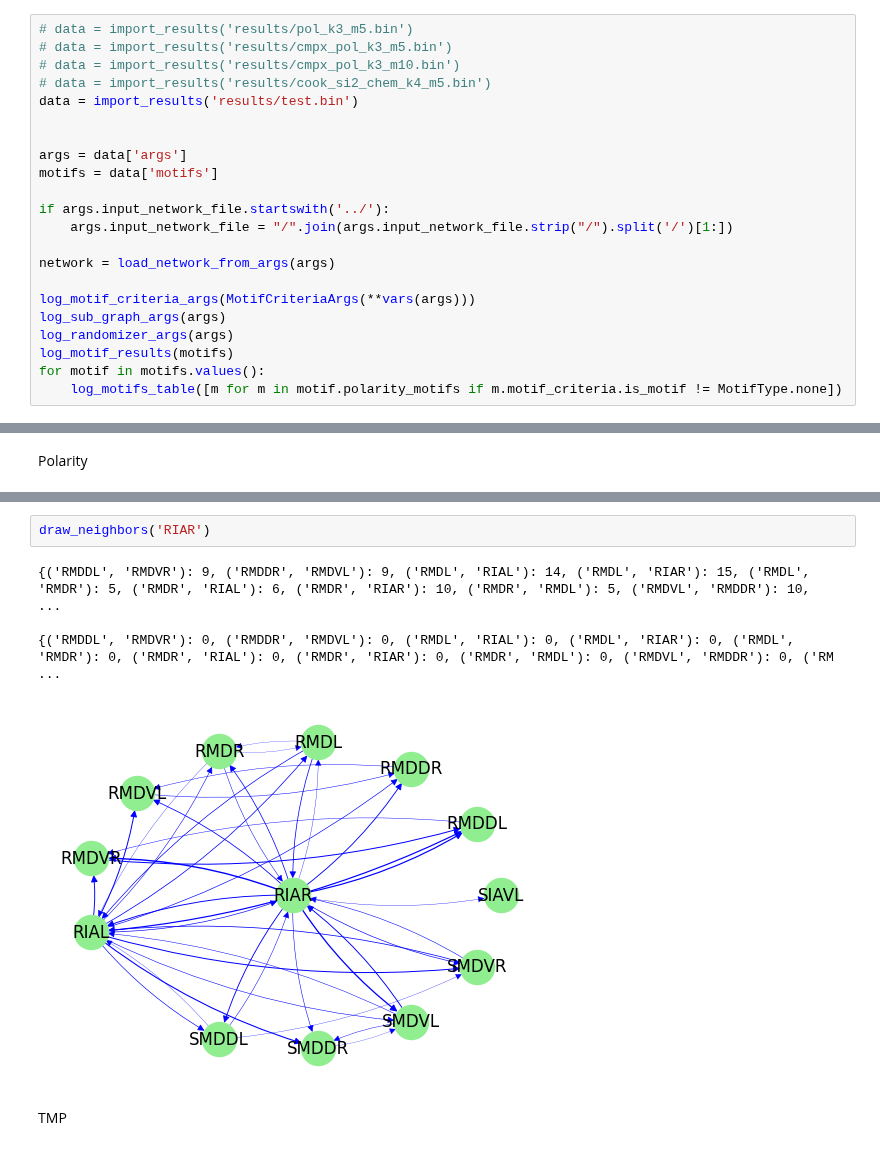
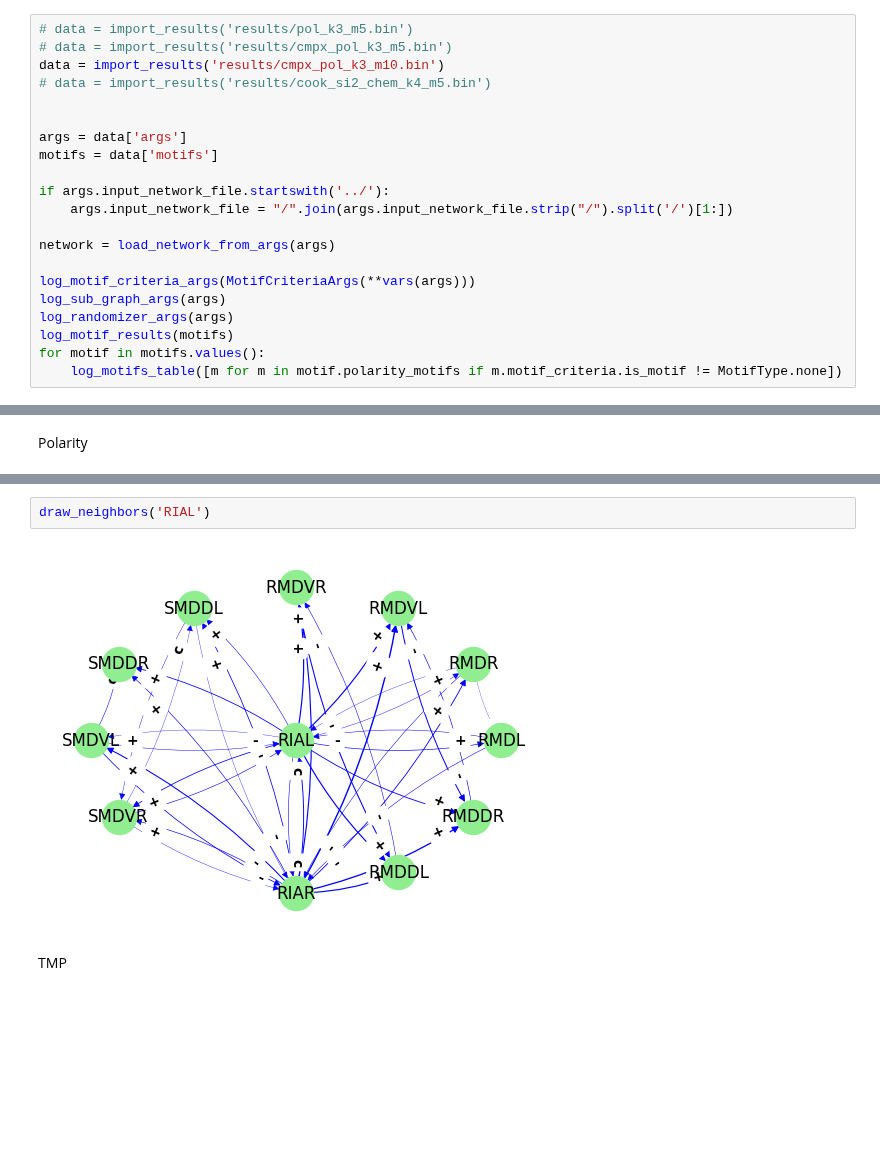
Before and after one commit to deangeckt/network_motifs, a Jupyter notebook: post_motif_analysis/motif_analysis.ipynb, the cells around one changed output, grey strips where cells are left out. Drawn from its saved outputs; the diff is of its cells as text; blank space fills up the shorter version.

```diff
--- a/post_motif_analysis/motif_analysis.ipynb
+++ b/post_motif_analysis/motif_analysis.ipynb
@@ -18,9 +18,8 @@ from subgraphs.sub_graphs_utils import get_sub_graph_mapping_to_motif
 # %%
 # data = import_results('results/pol_k3_m5.bin')
 # data = import_results('results/cmpx_pol_k3_m5.bin')
-# data = import_results('results/cmpx_pol_k3_m10.bin')
+data = import_results('results/cmpx_pol_k3_m10.bin')
 # data = import_results('results/cook_si2_chem_k4_m5.bin')
-data = import_results('results/test.bin')
 
 
 args = data['args']
@@ -526,10 +452,7 @@ draw_sub_graph(['RMDL', 'RIAL', 'RIAR', 'SMDDL'])
 # %%
-draw_neighbors('RIAR')
+draw_neighbors('RIAL')
 # %% [output]
-{('RMDDL', 'RMDVR'): 9, ('RMDDR', 'RMDVL'): 9, ('RMDL', 'RIAL'): 14, ('RMDL', 'RIAR'): 15, ('RMDL', 'RMDR'): 5, ('RMDR', 'RIAL'): 6, ('RMDR', 'RIAR'): 10, ('RMDR', 'RMDL'): 5, ('RMDVL', 'RMDDR'): 10,  ...
-
-{('RMDDL', 'RMDVR'): 0, ('RMDDR', 'RMDVL'): 0, ('RMDL', 'RIAL'): 0, ('RMDL', 'RIAR'): 0, ('RMDL', 'RMDR'): 0, ('RMDR', 'RIAL'): 0, ('RMDR', 'RIAR'): 0, ('RMDR', 'RMDL'): 0, ('RMDVL', 'RMDDR'): 0, ('RM ...
-[figure, old version]
+[figure, new version]
 # %% [markdown]
 TMP
 # %%
```
Also changed, not shown: parts of 23 cells of this notebook, 7 other files.
